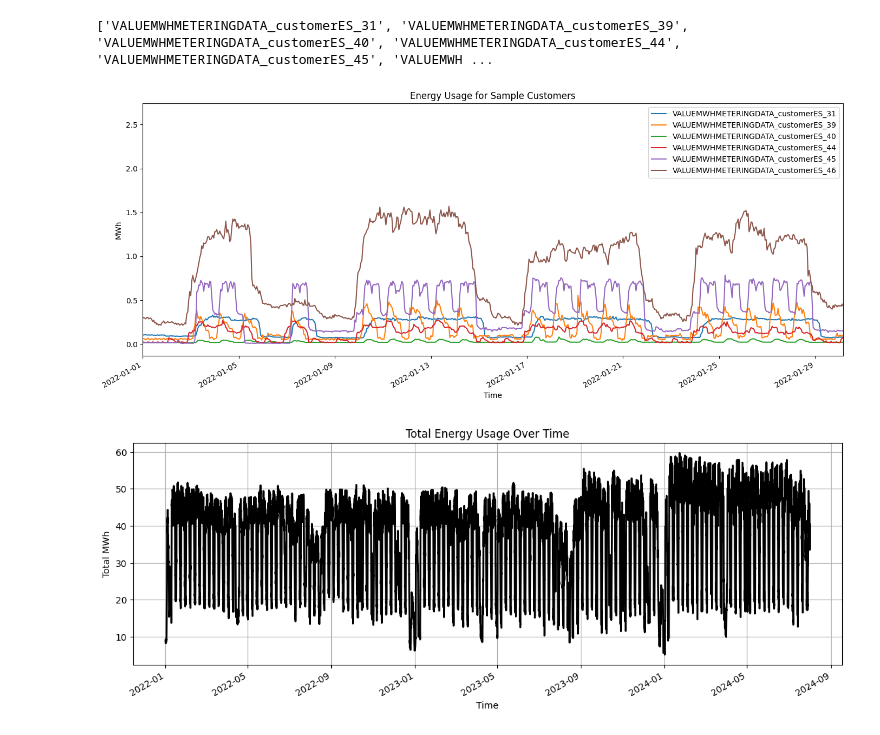
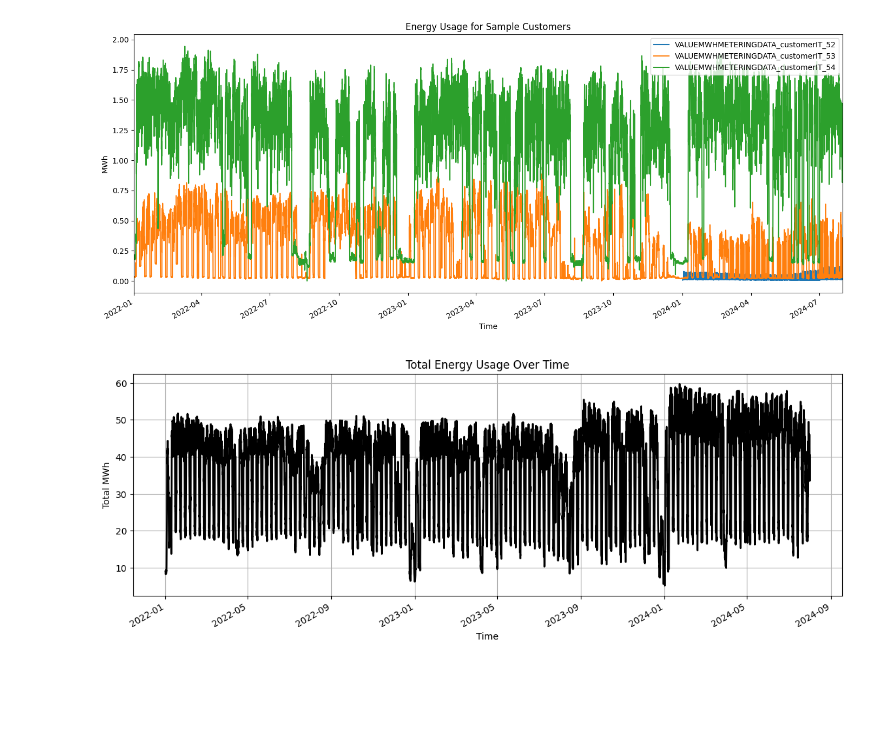
Before and after one commit to vimohr/ETH_Datathon_2025, a Jupyter notebook: tristan_data_visualizaton.ipynb, the cells around one changed output. Cells and saved outputs as stored; diff of their text form; code cells hidden in the pictures; blank space fills up the shorter version.

```diff
--- a/tristan_data_visualizaton.ipynb
+++ b/tristan_data_visualizaton.ipynb
@@ -1,28 +1,27 @@
 # %%
 import pandas as pd
 
-df = pd.read_csv("data/datasets2025/historical_metering_data_ES.csv", parse_dates=["DATETIME"])
+df = pd.read_csv("data/datasets2025/historical_metering_data_IT.csv", parse_dates=["DATETIME"])
 df.set_index("DATETIME", inplace=True)
 # %%
 import matplotlib.pyplot as plt
 import random
 
 # Choose a few customer columns randomly
 sample_columns = random.sample(list(df.columns), 6)
-sample_columns = list(df.columns)[6:12]
-print(sample_columns)
+sample_columns = list(df.columns)[35:38]
+
 # Plot
 df[sample_columns].plot(figsize=(14, 6))
 plt.title("Energy Usage for Sample Customers")
 plt.ylabel("MWh")
-plt.xlim(df.index[0], df.index[700])
+plt.xlim(df.index[0], df.index[-1])
 plt.xlabel("Time")
 plt.legend(loc="upper right")
 plt.tight_layout()
 plt.show()
 # %% [output]
-['VALUEMWHMETERINGDATA_customerES_31', 'VALUEMWHMETERINGDATA_customerES_39', 'VALUEMWHMETERINGDATA_customerES_40', 'VALUEMWHMETERINGDATA_customerES_44', 'VALUEMWHMETERINGDATA_customerES_45', 'VALUEMWH ...
-[figure, old version]
+[figure, new version]
 # %%
 df["TOTAL_USAGE"] = df.sum(axis=1)
 df["TOTAL_USAGE"].plot(figsize=(14, 5), color="black", lw=2)
```
Also changed, not shown: 3 other files.
